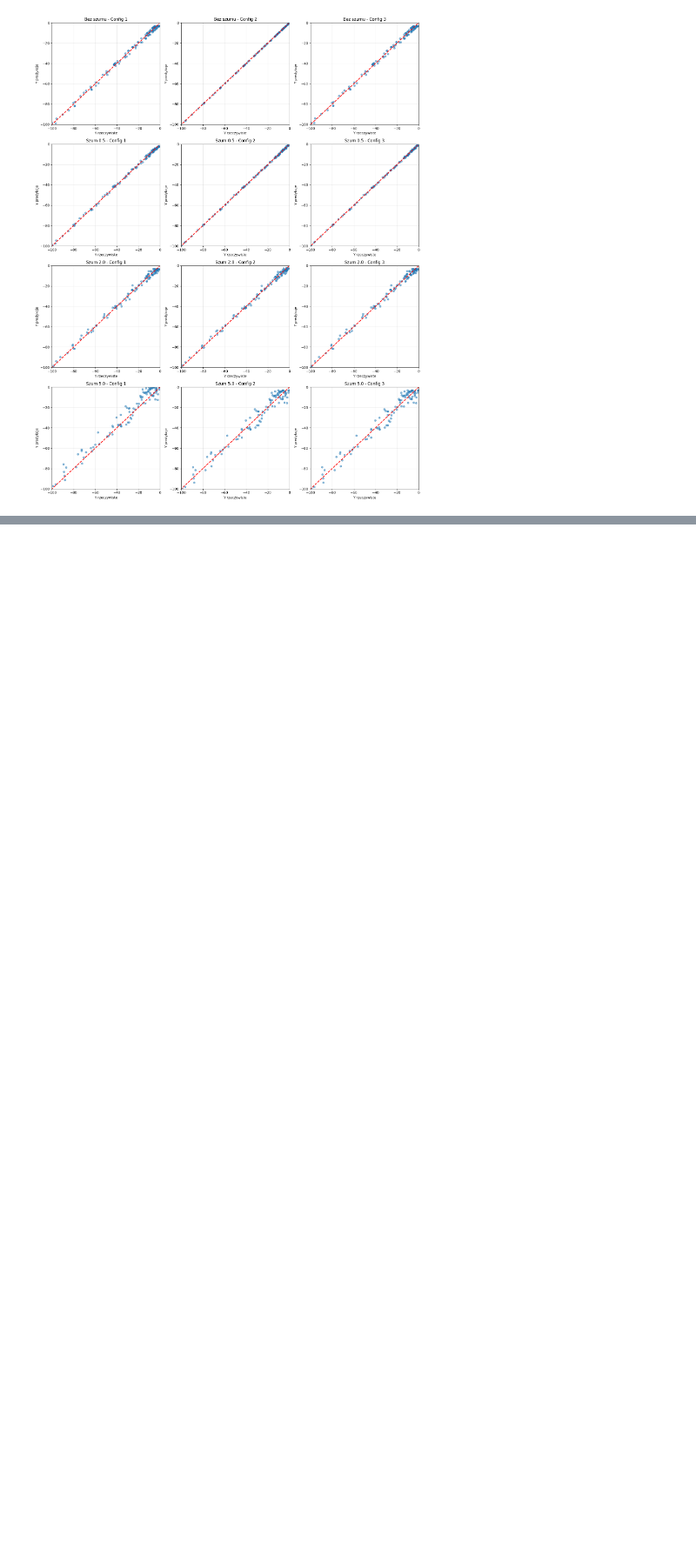
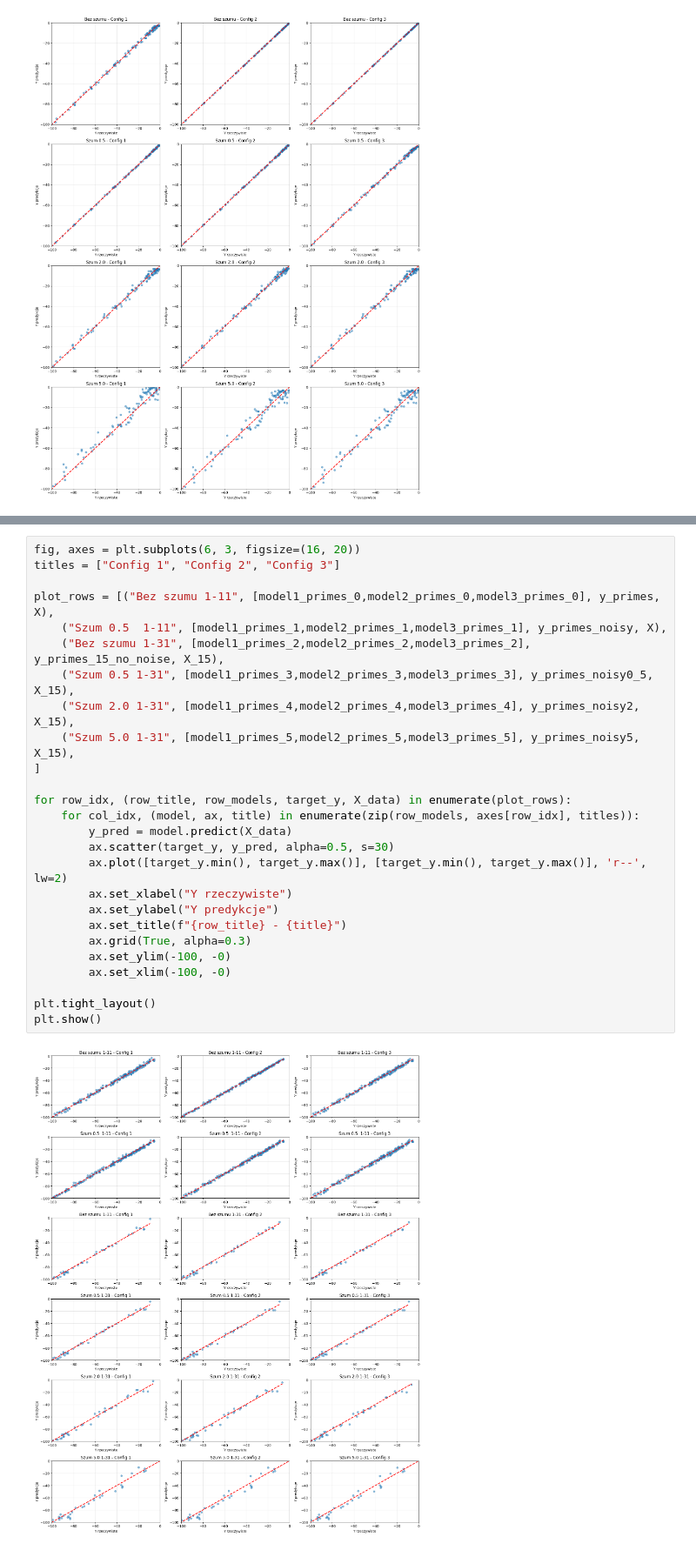
Before and after one commit to esarna/metody-i-algorytmy-optymalizacji, a Jupyter notebook: lab5/zad5.ipynb, the cells around one changed output, grey strips where cells are left out. Shown at 87% size. Drawn from its saved outputs; the diff is of its cells as text; blank space fills up the shorter version.

```diff
--- a/lab5/zad5.ipynb
+++ b/lab5/zad5.ipynb
@@ -601,0 +958,28 @@ plt.show()
+# %%
+fig, axes = plt.subplots(6, 3, figsize=(16, 20))
+titles = ["Config 1", "Config 2", "Config 3"]
+
+plot_rows = [("Bez szumu 1-11", [model1_primes_0,model2_primes_0,model3_primes_0], y_primes, X),
+    ("Szum 0.5  1-11", [model1_primes_1,model2_primes_1,model3_primes_1], y_primes_noisy, X),
+    ("Bez szumu 1-31", [model1_primes_2,model2_primes_2,model3_primes_2], y_primes_15_no_noise, X_15),
+    ("Szum 0.5 1-31", [model1_primes_3,model2_primes_3,model3_primes_3], y_primes_noisy0_5, X_15),
+    ("Szum 2.0 1-31", [model1_primes_4,model2_primes_4,model3_primes_4], y_primes_noisy2, X_15),
+    ("Szum 5.0 1-31", [model1_primes_5,model2_primes_5,model3_primes_5], y_primes_noisy5, X_15),
+]
+
+for row_idx, (row_title, row_models, target_y, X_data) in enumerate(plot_rows):
+    for col_idx, (model, ax, title) in enumerate(zip(row_models, axes[row_idx], titles)):
+        y_pred = model.predict(X_data)
+        ax.scatter(target_y, y_pred, alpha=0.5, s=30)
+        ax.plot([target_y.min(), target_y.max()], [target_y.min(), target_y.max()], 'r--', lw=2)
+        ax.set_xlabel("Y rzeczywiste")
+        ax.set_ylabel("Y predykcje")
+        ax.set_title(f"{row_title} - {title}")
+        ax.grid(True, alpha=0.3)
+        ax.set_ylim(-100, -0)
+        ax.set_xlim(-100, -0)
+
+plt.tight_layout()
+plt.show()
+# %% [output]
+[figure, added]
```
Also changed, not shown: parts of 29 cells of this notebook.
